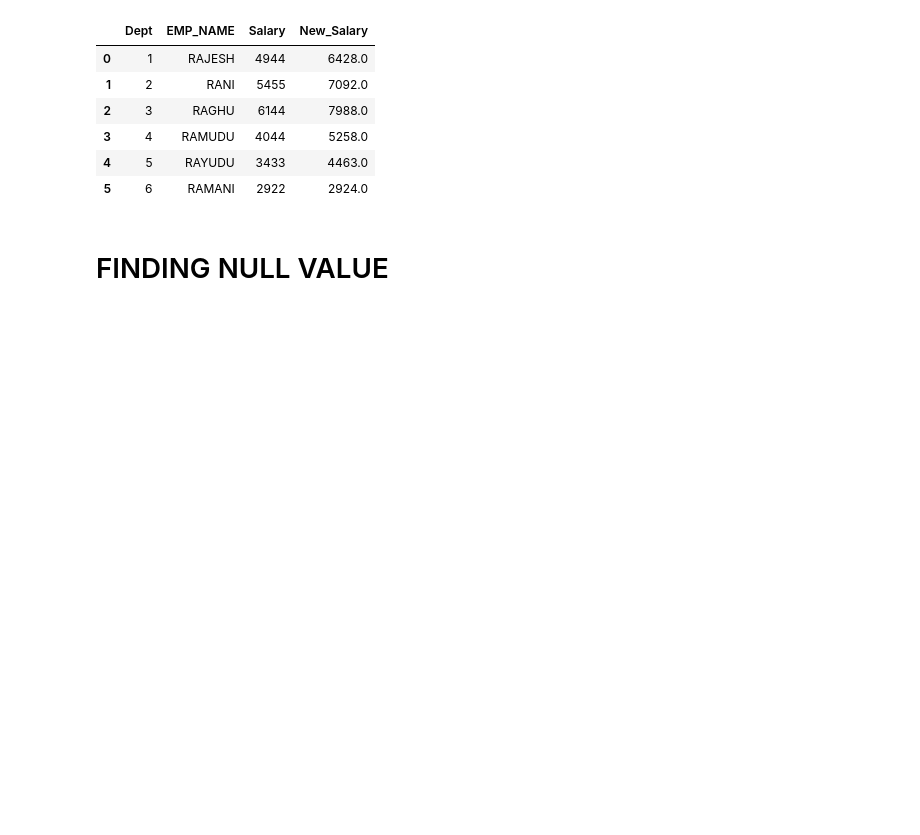
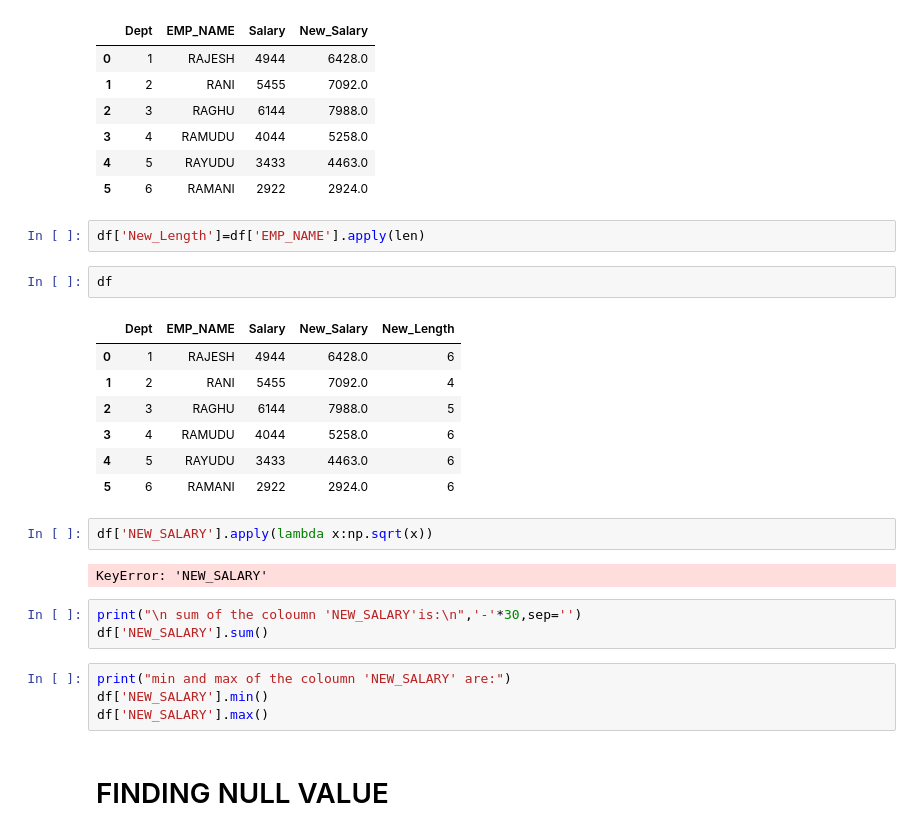
Before and after one commit to shebarajitha/pract, a Jupyter notebook: PANDAS.ipynb, the cells around one changed output. Cells and saved outputs as stored; diff of their text form; blank space fills up the shorter version.

```diff
--- a/PANDAS.ipynb
+++ b/PANDAS.ipynb
@@ -490,6 +490,29 @@ df
 | 3 | 4 | RAMUDU | 4044 | 5258.0 |
 | 4 | 5 | RAYUDU | 3433 | 4463.0 |
 | 5 | 6 | RAMANI | 2922 | 2924.0 |
+# %%
+df['New_Length']=df['EMP_NAME'].apply(len)
+# %%
+df
+# %% [output]
+|  | Dept | EMP_NAME | Salary | New_Salary | New_Length |
+| 0 | 1 | RAJESH | 4944 | 6428.0 | 6 |
+| 1 | 2 | RANI | 5455 | 7092.0 | 4 |
+| 2 | 3 | RAGHU | 6144 | 7988.0 | 5 |
+| 3 | 4 | RAMUDU | 4044 | 5258.0 | 6 |
+| 4 | 5 | RAYUDU | 3433 | 4463.0 | 6 |
+| 5 | 6 | RAMANI | 2922 | 2924.0 | 6 |
+# %%
+df['NEW_SALARY'].apply(lambda x:np.sqrt(x))
+# %% [output]
+KeyError: 'NEW_SALARY'
+# %%
+print("\n sum of the coloumn 'NEW_SALARY'is:\n",'-'*30,sep='')
+df['NEW_SALARY'].sum()
+# %%
+print("min and max of the coloumn 'NEW_SALARY' are:")
+df['NEW_SALARY'].min()
+df['NEW_SALARY'].max()
 # %% [markdown]
 # FINDING NULL VALUE
 # %%
```
Also changed, not shown: parts of 6 cells of this notebook.
